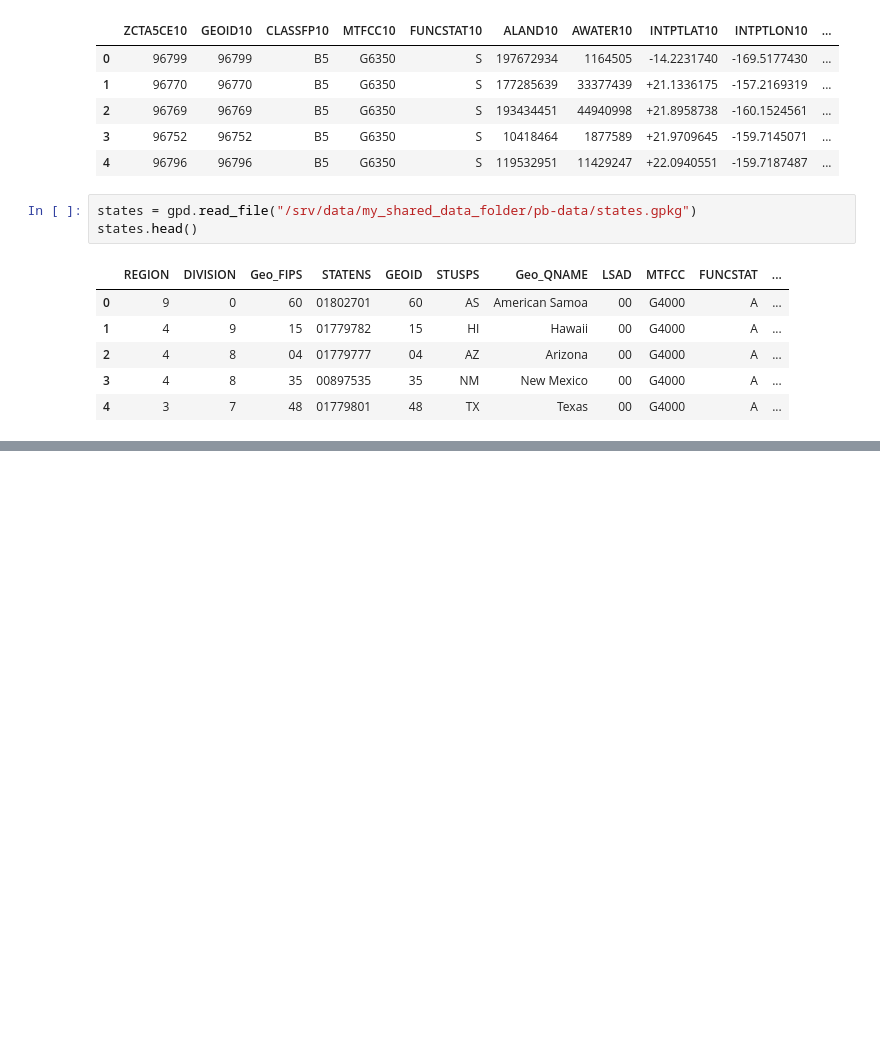
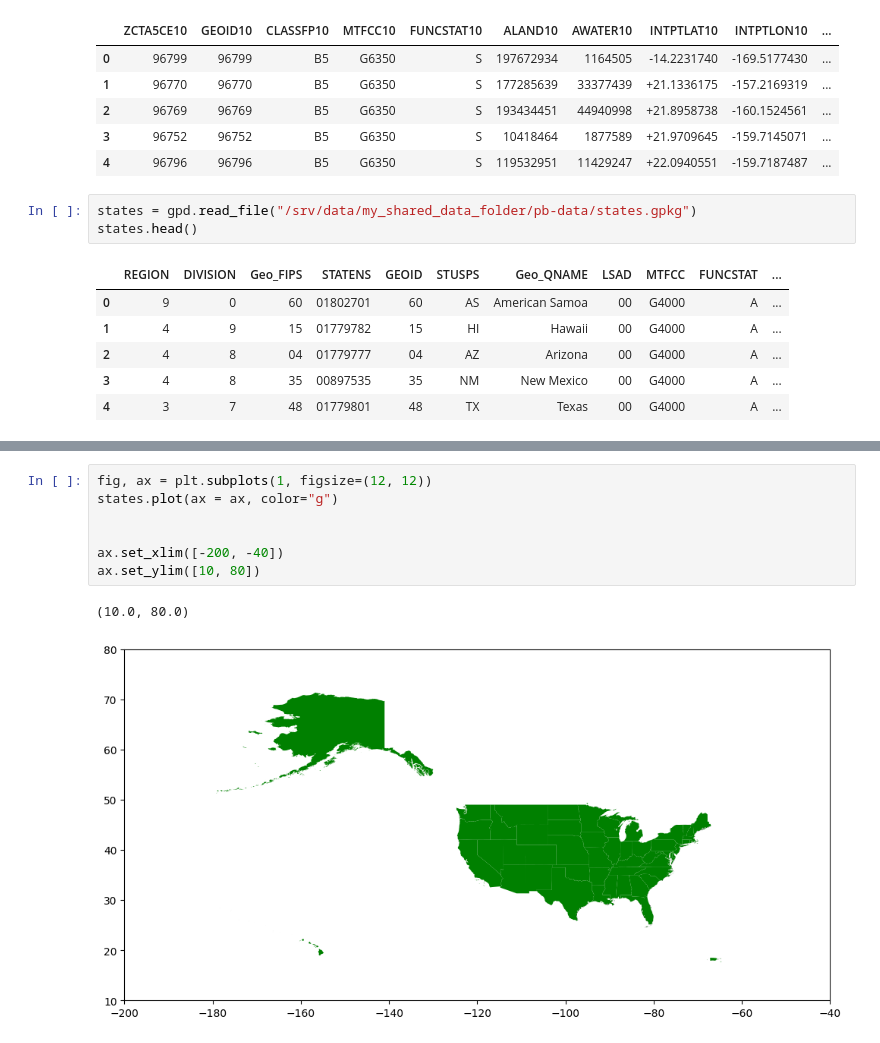
Before and after one commit to uchicago-dsi/pb-summer-lab-data, a Jupyter notebook: code/main.ipynb, the cells around one changed output, grey strips where cells are left out. Drawn from its saved outputs; the diff is of its cells as text; blank space fills up the shorter version.

```diff
--- a/code/main.ipynb
+++ b/code/main.ipynb
@@ -43,0 +100,10 @@ county.head()
+# %%
+fig, ax = plt.subplots(1, figsize=(12, 12))
+states.plot(ax = ax, color="g")
+
+
+ax.set_xlim([-200, -40])
+ax.set_ylim([10, 80])
+# %% [output]
+(10.0, 80.0)
+[figure, added]
```
Also changed, not shown: parts of 18 cells of this notebook.
